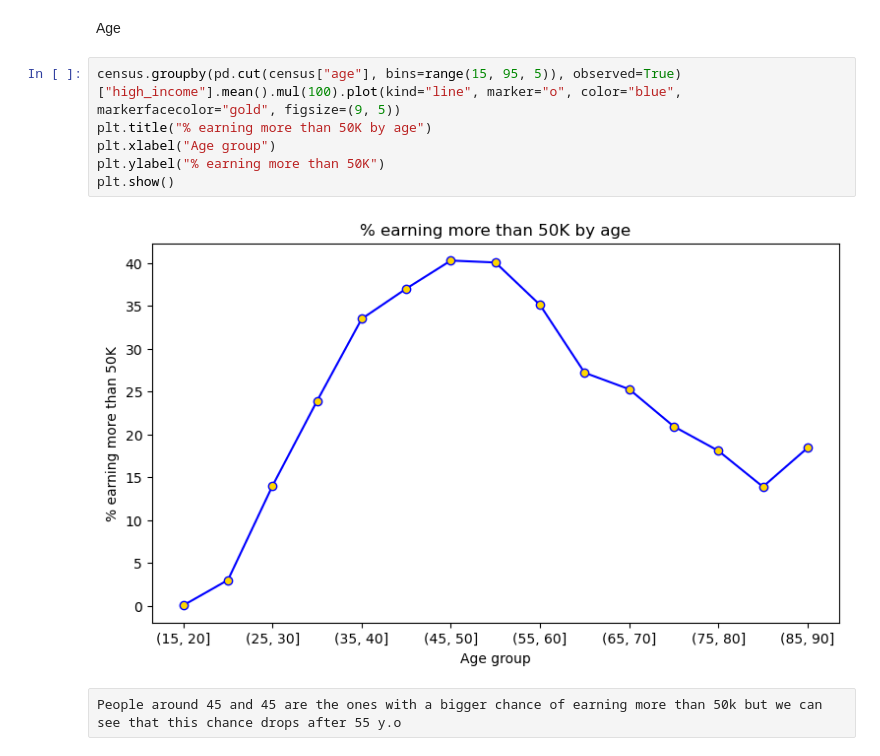
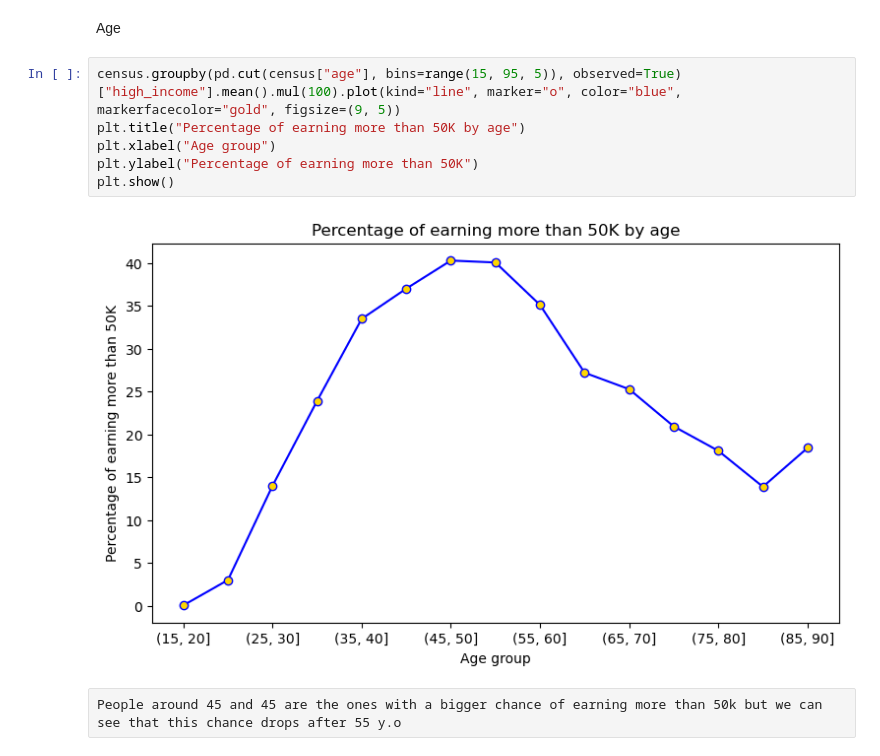
Before and after one commit to henr1quemorais/data-exploration-and-preparation-ca1, a Jupyter notebook: Adult Census Income.ipynb, the cells around one changed output. Drawn from its saved outputs; the diff is of its cells as text.

```diff
--- a/Adult Census Income.ipynb
+++ b/Adult Census Income.ipynb
@@ -384,12 +384,12 @@ We can see that the more hours people work the more likely they are to earn more
 Age
 # %%
 census.groupby(pd.cut(census["age"], bins=range(15, 95, 5)), observed=True)["high_income"].mean().mul(100).plot(kind="line", marker="o", color="blue", markerfacecolor="gold", figsize=(9, 5))
-plt.title("% earning more than 50K by age")
+plt.title("Percentage of earning more than 50K by age")
 plt.xlabel("Age group")
-plt.ylabel("% earning more than 50K")
+plt.ylabel("Percentage of earning more than 50K")
 plt.show()
 # %% [output]
-[figure, old version]
+[figure, new version]
 # %% [raw]
 People around 45 and 45 are the ones with a bigger chance of earning more than 50k but we can see that this chance drops after 55 y.o
 # %% [markdown]
```
Also changed, not shown: parts of 6 cells of this notebook, 2 other files.
